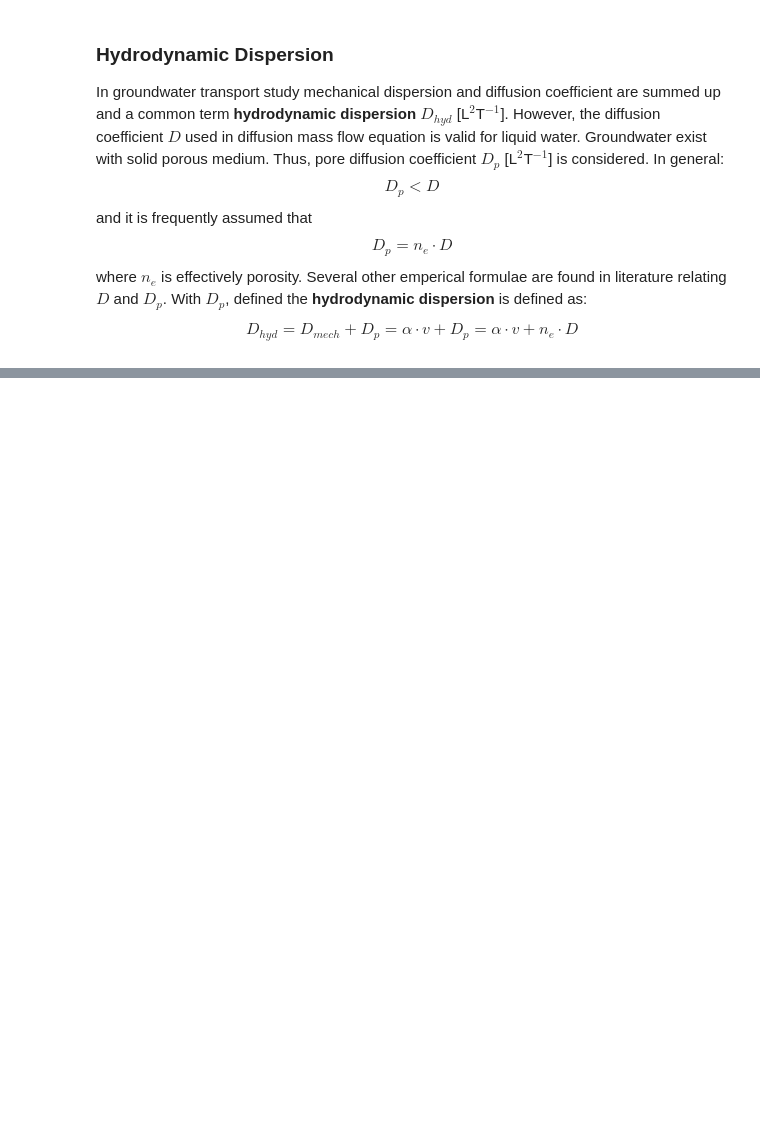
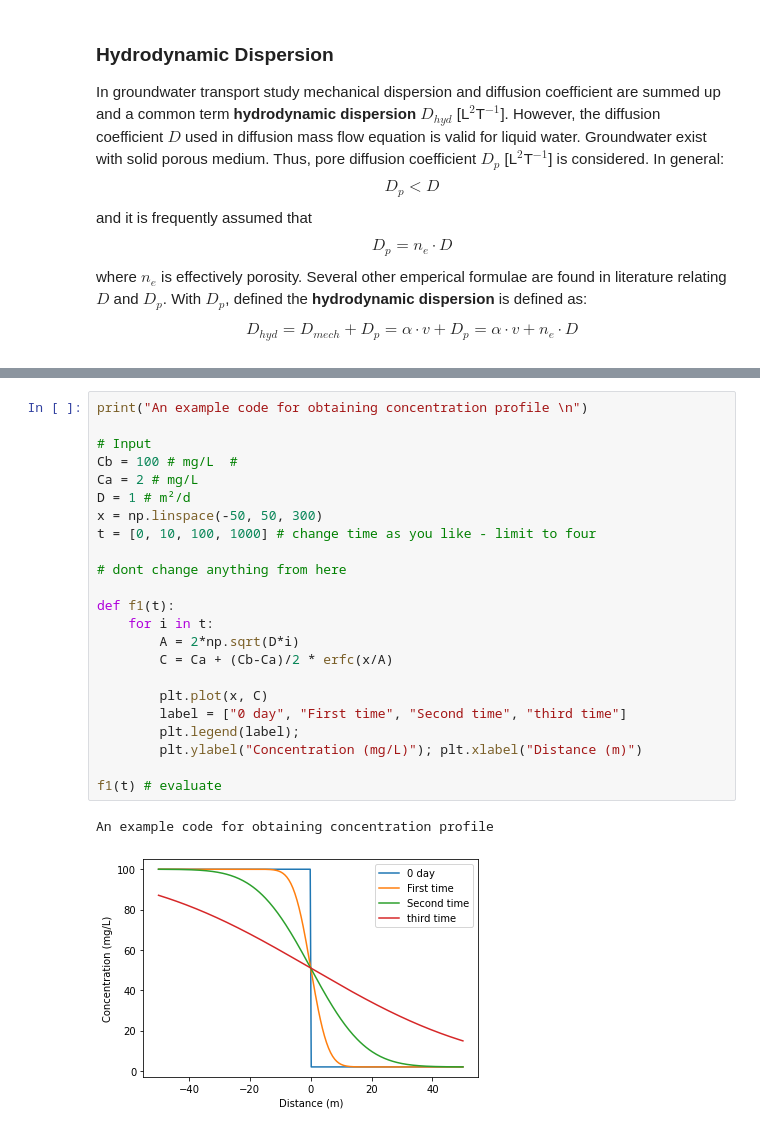
Before and after one commit to prabhasyadav/Groundwater-I, a Jupyter notebook: _sources/content/transport/21_1_adv_dis.ipynb, the cells around one changed output, grey strips where cells are left out. Saved outputs shown, nothing was run; the diff lists cells and outputs as text; blank space fills up the shorter version.

```diff
--- a/_sources/content/transport/21_1_adv_dis.ipynb
+++ b/_sources/content/transport/21_1_adv_dis.ipynb
@@ -340,0 +460,26 @@ $$
+# %%
+print("An example code for obtaining concentration profile \n")
+
+# Input
+Cb = 100 # mg/L  #
+Ca = 2 # mg/L
+D = 1 # m²/d
+x = np.linspace(-50, 50, 300)
+t = [0, 10, 100, 1000] # change time as you like - limit to four
+
+# dont change anything from here
+
+def f1(t):
+    for i in t:
+        A = 2*np.sqrt(D*i)
+        C = Ca + (Cb-Ca)/2 * erfc(x/A)
+
+        plt.plot(x, C)
+        label = ["0 day", "First time", "Second time", "third time"]
+        plt.legend(label);
+        plt.ylabel("Concentration (mg/L)"); plt.xlabel("Distance (m)")
+
+f1(t) # evaluate
+# %% [output]
+An example code for obtaining concentration profile
+[figure, added]
```
Also changed, not shown: parts of 23 cells of this notebook, 12 other files.
